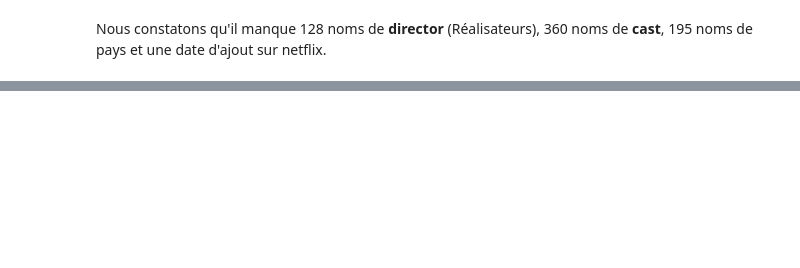
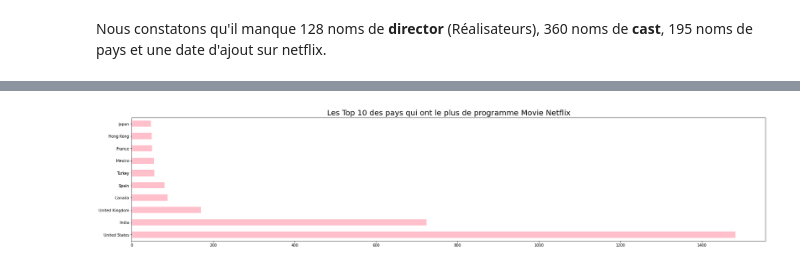
Before and after one commit to Moussa976/eval_python, a Jupyter notebook: netflix_data.ipynb, the cells around one changed output, grey strips where cells are left out. Cells and saved outputs as stored; diff of their text form; code cells hidden in the pictures; blank space fills up the shorter version.

```diff
--- a/netflix_data.ipynb
+++ b/netflix_data.ipynb
@@ -233,0 +307,9 @@ plt.title('Les Top 10 des pays qui ont le plus de programme Netflix', size=20)
+# %%
+# Les Top 10 des pays qui ont le plus de programme Movie ou TV Netflix
+def top10MovieorTvshow(ledata, nomType):
+  plt.figure(figsize=(30,6))
+  ledata['country'].value_counts()[:10].plot(kind="barh", color="pink")
+  plt.title('Les Top 10 des pays qui ont le plus de programme '+str(nomType)+' Netflix', size=20)
+top10MovieorTvshow(movie, "Movie")
+# %% [output]
+[figure, added]
```
Also changed, not shown: parts of 24 cells of this notebook.
